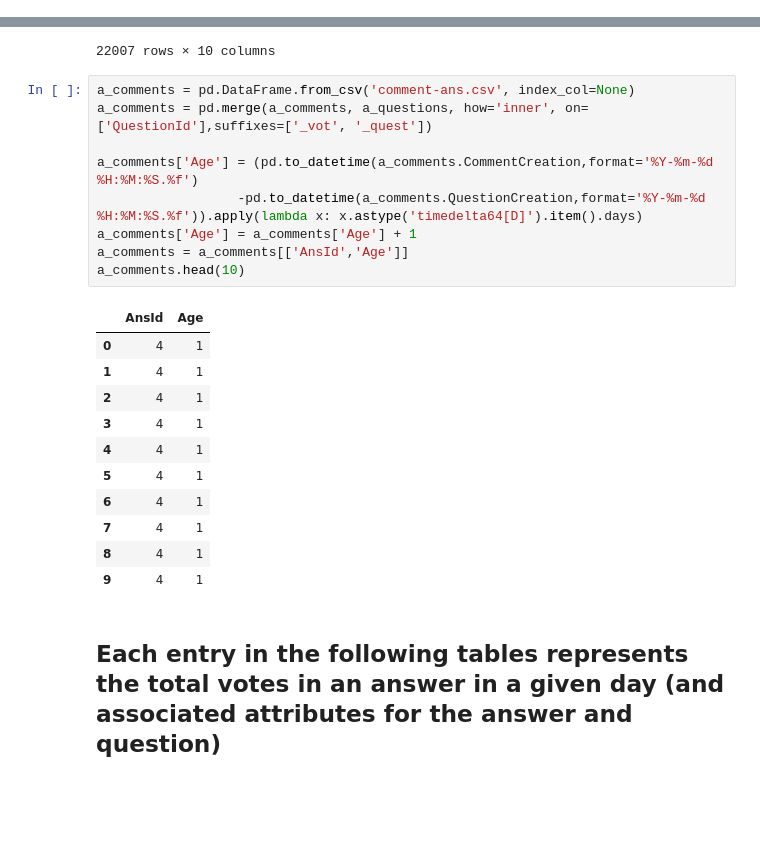
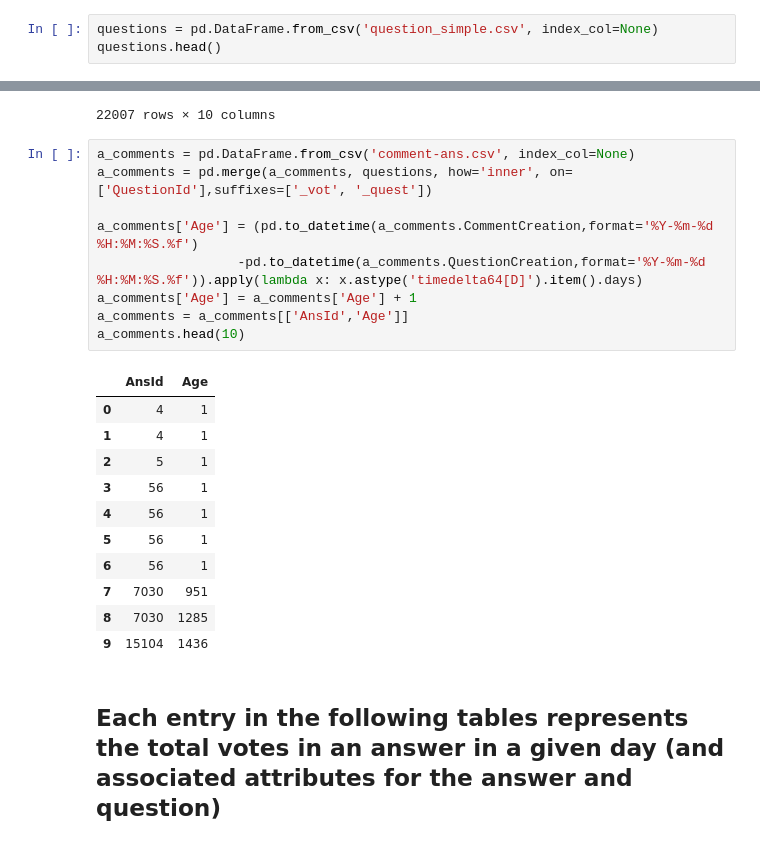
Before and after one commit to JoelDan192/Predictive-model-for-the-voting-system-in-SE-network, a Jupyter notebook: spanish_site/Answer_votes.ipynb, the cells around one changed output, grey strips where cells are left out. Saved outputs shown, nothing was run; the diff lists cells and outputs as text; blank space fills up the shorter version.

Commit message:
Fixed bug with Comments calculation. Keep question_simple.csv for their Age calculation.

```diff
--- a/spanish_site/Answer_votes.ipynb
+++ b/spanish_site/Answer_votes.ipynb
@@ -2,3 +2,6 @@
 %matplotlib inline
 import pandas as pd
 import numpy as np
+# %%
+questions = pd.DataFrame.from_csv('question_simple.csv', index_col=None)
+questions.head()
@@ -126,25 +136,25 @@ a_votes
 22007 rows × 10 columns
 # %%
 a_comments = pd.DataFrame.from_csv('comment-ans.csv', index_col=None)
-a_comments = pd.merge(a_comments, a_questions, how='inner', on=['QuestionId'],suffixes=['_vot', '_quest'])
+a_comments = pd.merge(a_comments, questions, how='inner', on=['QuestionId'],suffixes=['_vot', '_quest'])
 
 a_comments['Age'] = (pd.to_datetime(a_comments.CommentCreation,format='%Y-%m-%d %H:%M:%S.%f')
                   -pd.to_datetime(a_comments.QuestionCreation,format='%Y-%m-%d %H:%M:%S.%f')).apply(lambda x: x.astype('timedelta64[D]').item().days)
 a_comments['Age'] = a_comments['Age'] + 1
 a_comments = a_comments[['AnsId','Age']]
 a_comments.head(10)
 # %% [output]
 |  | AnsId | Age |
 | 0 | 4 | 1 |
 | 1 | 4 | 1 |
-| 2 | 4 | 1 |
-| 3 | 4 | 1 |
-| 4 | 4 | 1 |
-| 5 | 4 | 1 |
-| 6 | 4 | 1 |
-| 7 | 4 | 1 |
-| 8 | 4 | 1 |
-| 9 | 4 | 1 |
+| 2 | 5 | 1 |
+| 3 | 56 | 1 |
+| 4 | 56 | 1 |
+| 5 | 56 | 1 |
+| 6 | 56 | 1 |
+| 7 | 7030 | 951 |
+| 8 | 7030 | 1285 |
+| 9 | 15104 | 1436 |
 # %% [markdown]
 ## Each entry in the following tables represents the total votes in an answer in a given day (and associated attributes for the answer and question)
 # %%
```
Also changed, not shown: parts of 11 cells of this notebook, 1 other file.
